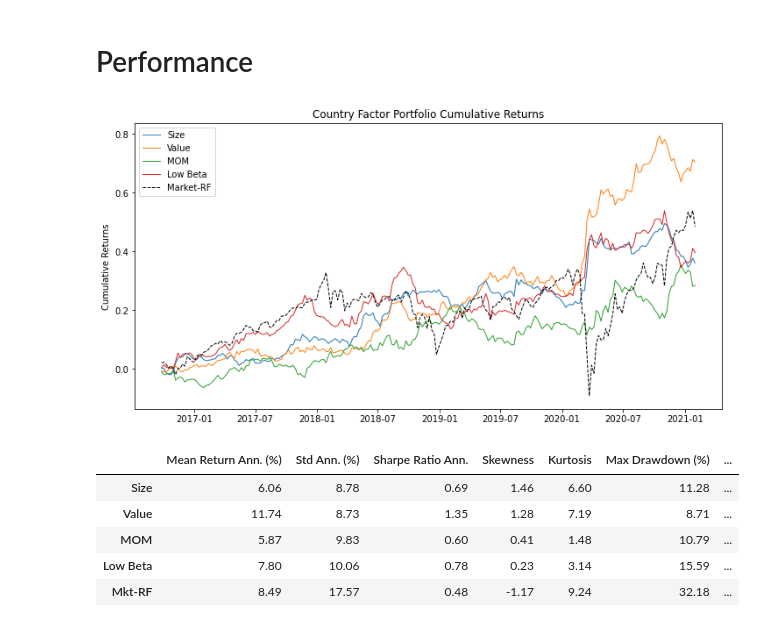
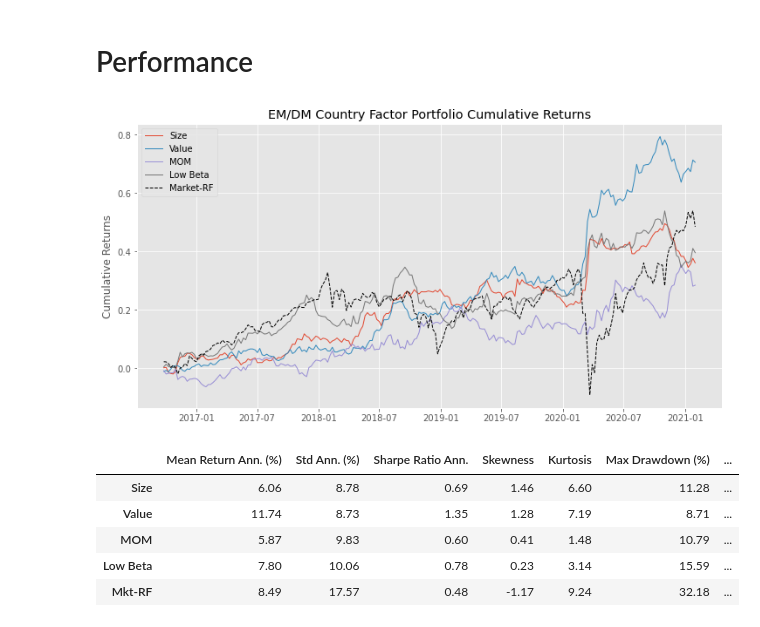
Before and after one commit to wingwingz/AFP, a Jupyter notebook: PortfolioConstruction/country_DM_factor_portfolios.ipynb, the cells around one changed output. Drawn from its saved outputs; the diff is of its cells as text; code cells hidden in the pictures.

```diff
--- a/PortfolioConstruction/country_DM_factor_portfolios.ipynb
+++ b/PortfolioConstruction/country_DM_factor_portfolios.ipynb
@@ -14,6 +14,8 @@ import statsmodels.api as sm
 from statsmodels.regression.rolling import RollingOLS
 from dateutil.relativedelta import relativedelta
 import datetime
+
+matplotlib.style.use('ggplot')
 # %%
 from PortfolioConstruction.factor import construct_factor, calc_momentum_ret, calc_beta_ret
 from PortfolioConstruction.performance import calc_performance, calc_cum_returns, plot_corr, plot_perf
@@ -188,13 +190,13 @@ low_beta_ret, low_beta_port = construct_factor(beta_df, equity_rets_all, ascendi
 # Convert to weekly
 new_df_w = pd.DataFrame(index=market_rets_w.index)
 ff6_rf = merge_by_year_month(new_df_w).merge(merge_by_year_month(ff6_rf), on=['year', 'month'])
-ff6_rf.index = pd.date_range('2015-09-27', '2021-01', freq='W')
+ff6_rf.index = pd.date_range('2015-09-27', '2021-02', freq='W')
 del ff6_rf['year']
 del ff6_rf['month']
 
-jan2021 = pd.DataFrame(index=new_df_w.index[-5:])
-jan2021['RF'] = ff6_rf['RF'].iloc[-1]
-ff6_rf = ff6_rf.append(jan2021)
+#jan2021 = pd.DataFrame(index=new_df_w.index[-5:])
+#jan2021['RF'] = ff6_rf['RF'].iloc[-1]
+#ff6_rf = ff6_rf.append(jan2021)
 market_rets_w['ACWI ETF-RF'] = market_rets_w['ACWI ETF'] - ff6_rf['RF']
 # %%
 # Create a single df of all returns
@@ -205,12 +207,12 @@ all_port_rets.columns = ['size', 'value', 'momentum', 'low_beta', 'Mkt-RF', 'RF'
 # %%
 all_port_cum_ret_df = calc_cum_returns(all_port_rets)
 
 # Plot cumulative returns
 plot_perf(perf=[all_port_cum_ret_df[x] for x in list(all_port_cum_ret_df.columns.values)[:-2]], \
           perf_bm=all_port_cum_ret_df['Mkt-RF_cum_ret'], label=['Size', 'Value', 'MOM', 'Low Beta', 'Mkt-RF'], \
-          title='Country Factor Portfolio Cumulative Returns')
+          title='EM/DM Country Factor Portfolio Cumulative Returns')
 # %% [output]
-[figure, old version]
+[figure, new version]
 # %%
 all_perf = []
 for col in all_port_rets.columns[:-1]:
```
Also changed, not shown: parts of 1 cell of this notebook, 1 other file.
